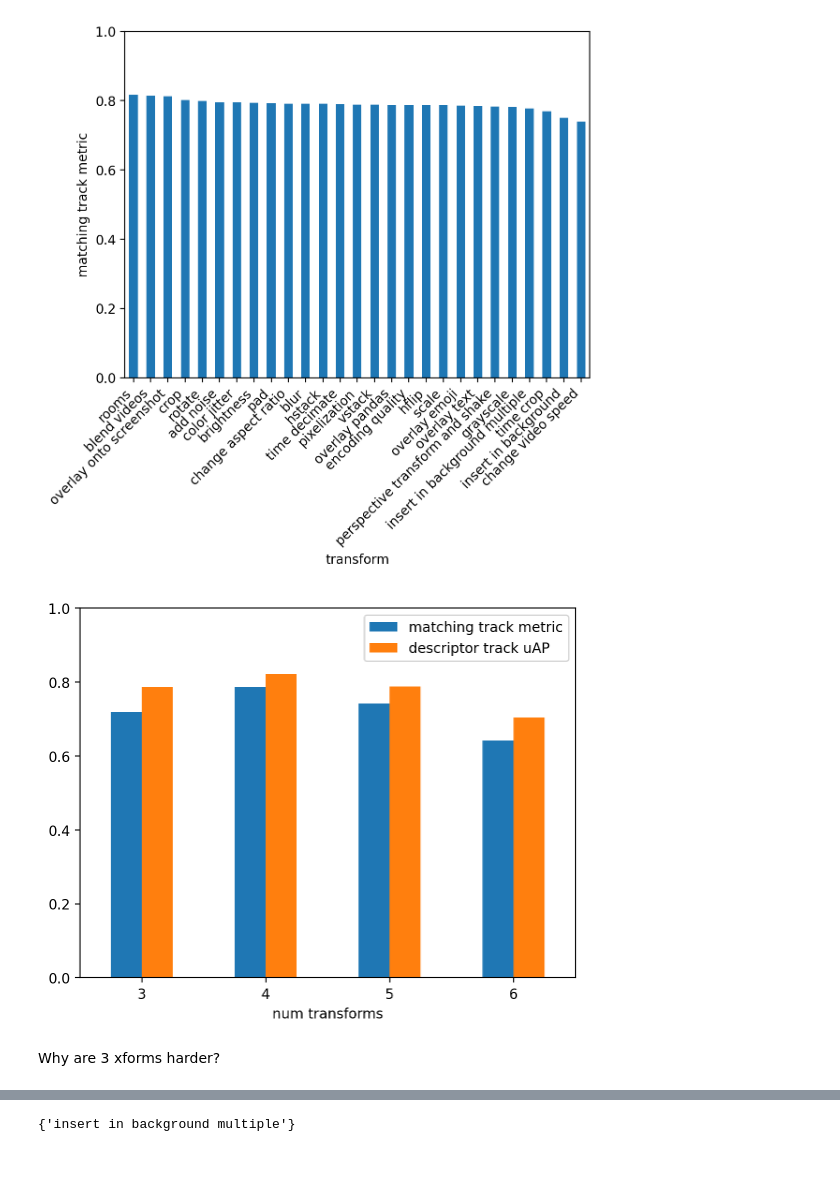
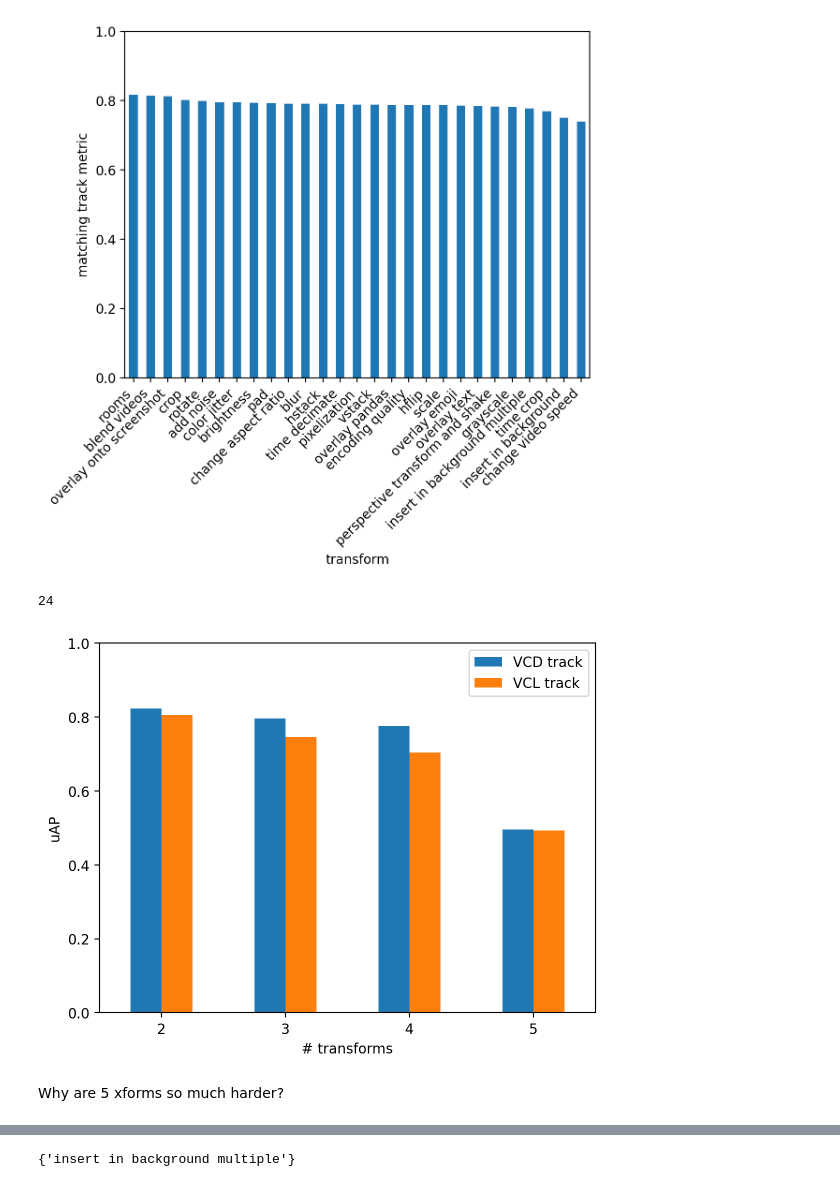
Before and after one commit to edpizzi/vsc2022, a Jupyter notebook: notebooks/analysis.ipynb, the cells around one changed output, grey strips where cells are left out. Cells and saved outputs as stored; diff of their text form; code cells hidden in the pictures.

```diff
--- a/notebooks/analysis.ipynb
+++ b/notebooks/analysis.ipynb
@@ -267,10 +382,18 @@ ax.set_ylabel("matching track metric")
 None
 # %% [output]
 [figure]
+# %%
+nontrivial_xforms = set(xform_meta["transform"].values)
+nontrivial_xforms.remove("insert in background multiple")  # not really a transform
+len(nontrivial_xforms)
+# %% [output]
+24
 # %%
 def query_ids_by_num_xforms(gt_df):
     df = gt_df.copy()
-    df["num_xforms"] = gt_df.transforms.map(len)
+    df["num_xforms"] = gt_df.transforms.map(
+        lambda x: len([y for y in x if y in nontrivial_xforms])
+    )
     return {
         i: set(df[df.num_xforms == i].query_id.values)
         for i in sorted(set(df.num_xforms.values))
@@ -280,32 +403,34 @@ def query_ids_by_num_xforms(gt_df):
 query_ids_by_n_xforms = query_ids_by_num_xforms(gt_df)
 # %%
 by_num_xforms = pd.DataFrame([
-    matching_metric_for_queries(query_ids, gt_df, matching, exclude=False, num_transforms=i)
+    matching_metric_for_queries(query_ids, gt_df, matching_full, exclude=False, num_transforms=i)
     for (i, query_ids) in query_ids_by_n_xforms.items()
 ])
 # %%
 by_num_xforms_desc = pd.DataFrame([
-    matching_metric_for_queries(query_ids, gt_df, descriptors, exclude=False, num_transforms=i, descriptor=True)
+    matching_metric_for_queries(query_ids, gt_df, descriptors_full, exclude=False, num_transforms=i, descriptor=True)
     for (i, query_ids) in query_ids_by_n_xforms.items()
 ])
 # %%
 df = by_num_xforms.rename(
-    columns=dict(mean_metric="matching track metric", num_transforms="num transforms")
-).set_index("num transforms")[["matching track metric"]]
+    columns=dict(mean_metric="VCL track", num_transforms="num transforms")
+).set_index("num transforms")[["VCL track"]]
 df2 = by_num_xforms_desc.rename(
-    columns=dict(mean_metric="descriptor track uAP", num_transforms="num transforms")
-).set_index("num transforms")[["descriptor track uAP"]]
-by_num_xforms_df = df.join(df2)
-ax = by_num_xforms_df.plot.bar()
+    columns=dict(mean_metric="VCD track", num_transforms="num transforms")
+).set_index("num transforms")[["VCD track"]]
+by_num_xforms_df = df2.join(df)
+ax = by_num_xforms_df.plot.bar(color=pal)
 ax.set_ylim(0, 1)
 ax.set_xticklabels(ax.get_xticklabels(), rotation=0, ha='center')
+ax.set_ylabel("uAP")
+ax.set_xlabel("# transforms")
 plt.savefig(OUTPUT_PATH + '/num_transforms_metrics.pdf')
 None
 # %% [output]
-[figure, old version]
+[figure, new version]
 # %%
 by_num_xforms_df.to_csv(OUTPUT_PATH + '/num_transforms_metrics.csv')
 # %% [markdown]
-Why are 3 xforms harder?
+Why are 5 xforms so much harder?
 # %%
 df = gt_df.copy()
```
Also changed, not shown: parts of 49 cells of this notebook, 1 other file.
